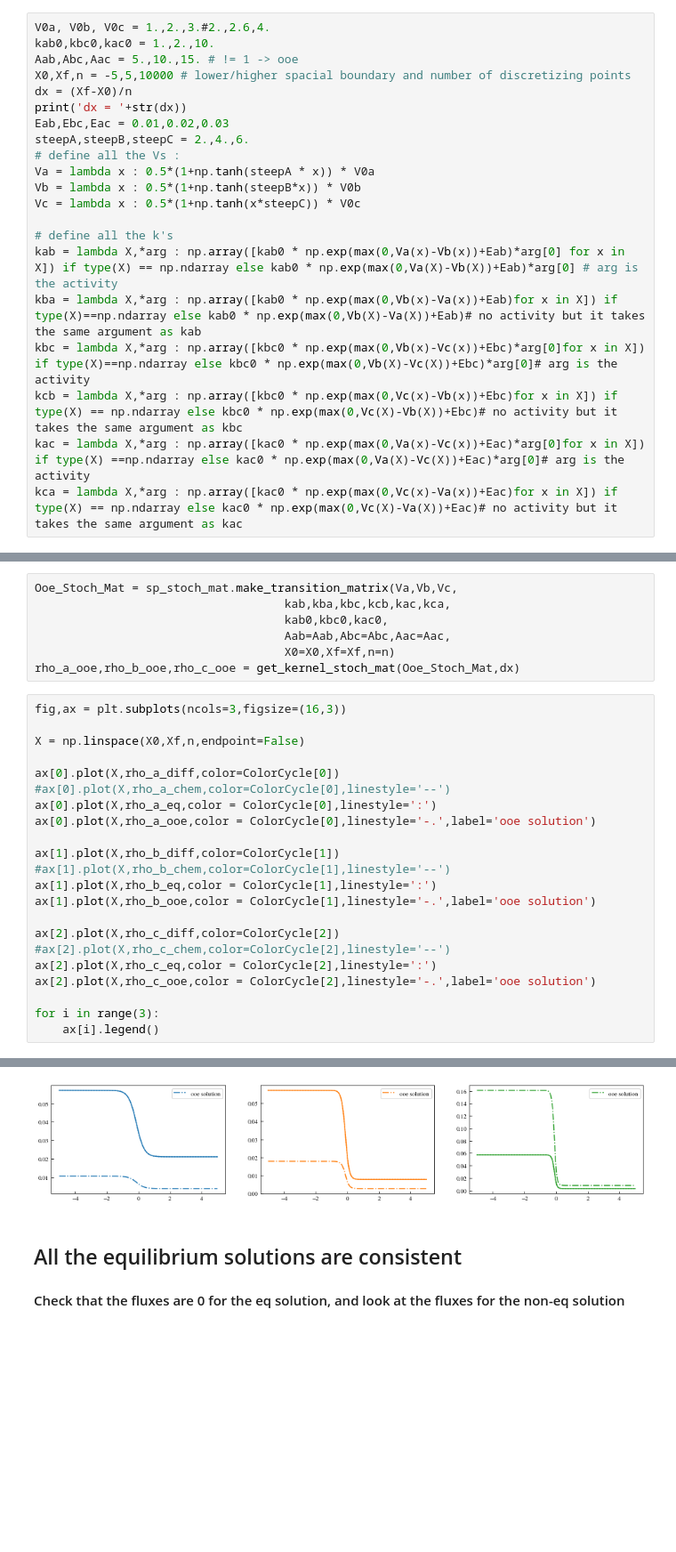
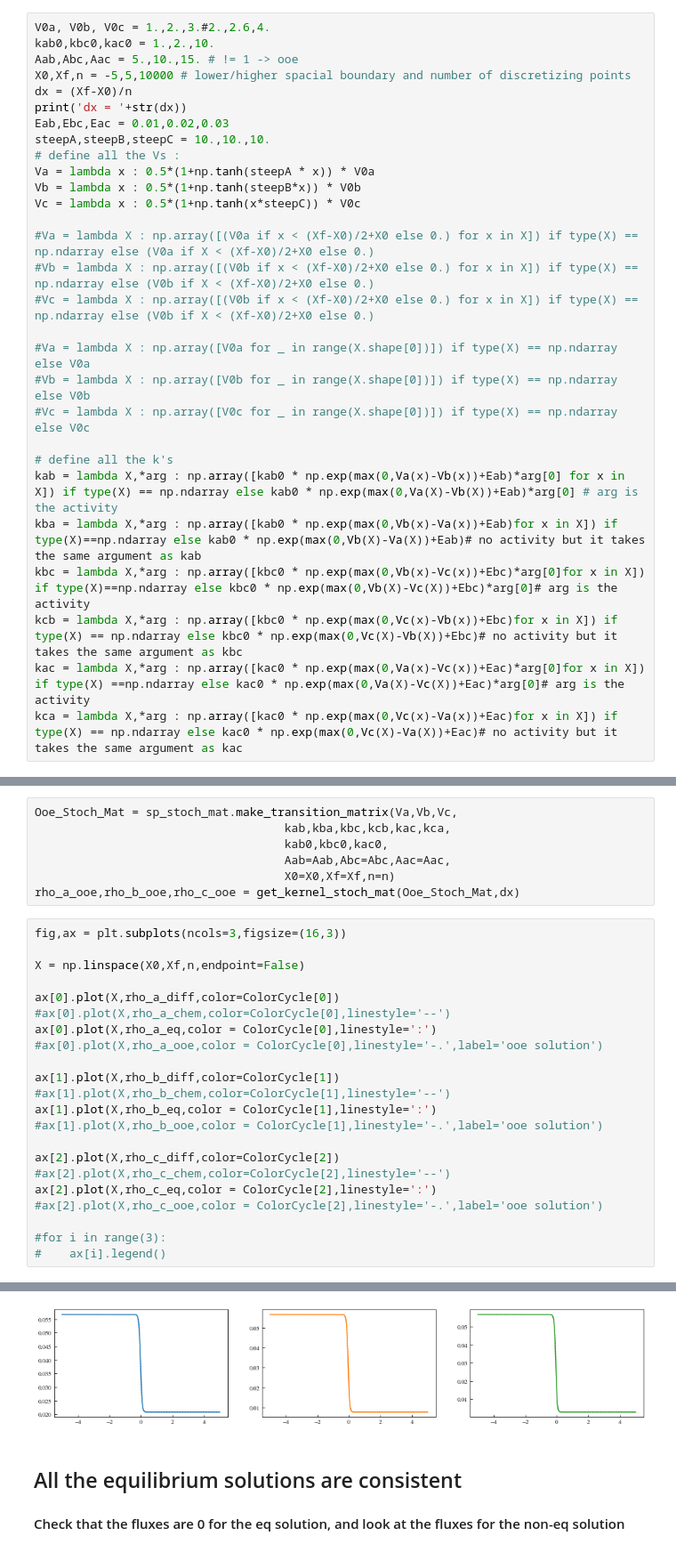
Before and after one commit to cachetdaspirine/active_phase_separation_small_computation, a Jupyter notebook: General_case_ooe_fluxes_cte_barrier.ipynb, the cells around one changed output, grey strips where cells are left out. Shown: that part at 89% size. Drawn from its saved outputs; the diff is of its cells as text; blank space fills up the shorter version.

```diff
--- a/General_case_ooe_fluxes.ipynb
+++ b/General_case_ooe_fluxes_cte_barrier.ipynb
@@ -33,11 +33,19 @@ X0,Xf,n = -5,5,10000 # lower/higher spacial boundary and number of discretizing
 dx = (Xf-X0)/n
 print('dx = '+str(dx))
 Eab,Ebc,Eac = 0.01,0.02,0.03
-steepA,steepB,steepC = 2.,4.,6.
+steepA,steepB,steepC = 10.,10.,10.
 # define all the Vs :
 Va = lambda x : 0.5*(1+np.tanh(steepA * x)) * V0a
 Vb = lambda x : 0.5*(1+np.tanh(steepB*x)) * V0b
 Vc = lambda x : 0.5*(1+np.tanh(x*steepC)) * V0c
+
+#Va = lambda X : np.array([(V0a if x < (Xf-X0)/2+X0 else 0.) for x in X]) if type(X) == np.ndarray else (V0a if X < (Xf-X0)/2+X0 else 0.)
+#Vb = lambda X : np.array([(V0b if x < (Xf-X0)/2+X0 else 0.) for x in X]) if type(X) == np.ndarray else (V0b if X < (Xf-X0)/2+X0 else 0.)
+#Vc = lambda X : np.array([(V0b if x < (Xf-X0)/2+X0 else 0.) for x in X]) if type(X) == np.ndarray else (V0b if X < (Xf-X0)/2+X0 else 0.)
+
+#Va = lambda X : np.array([V0a for _ in range(X.shape[0])]) if type(X) == np.ndarray else V0a
+#Vb = lambda X : np.array([V0b for _ in range(X.shape[0])]) if type(X) == np.ndarray else V0b
+#Vc = lambda X : np.array([V0c for _ in range(X.shape[0])]) if type(X) == np.ndarray else V0c
 
 # define all the k's
 kab = lambda X,*arg : np.array([kab0 * np.exp(max(0,Va(x)-Vb(x))+Eab)*arg[0] for x in X]) if type(X) == np.ndarray else kab0 * np.exp(max(0,Va(X)-Vb(X))+Eab)*arg[0] # arg is the activity
@@ -83,18 +91,18 @@ X = np.linspace(X0,Xf,n,endpoint=False)
 ax[0].plot(X,rho_a_diff,color=ColorCycle[0])
 #ax[0].plot(X,rho_a_chem,color=ColorCycle[0],linestyle='--')
 ax[0].plot(X,rho_a_eq,color = ColorCycle[0],linestyle=':')
-ax[0].plot(X,rho_a_ooe,color = ColorCycle[0],linestyle='-.',label='ooe solution')
+#ax[0].plot(X,rho_a_ooe,color = ColorCycle[0],linestyle='-.',label='ooe solution')
 
 ax[1].plot(X,rho_b_diff,color=ColorCycle[1])
 #ax[1].plot(X,rho_b_chem,color=ColorCycle[1],linestyle='--')
 ax[1].plot(X,rho_b_eq,color = ColorCycle[1],linestyle=':')
-ax[1].plot(X,rho_b_ooe,color = ColorCycle[1],linestyle='-.',label='ooe solution')
+#ax[1].plot(X,rho_b_ooe,color = ColorCycle[1],linestyle='-.',label='ooe solution')
 
 ax[2].plot(X,rho_c_diff,color=ColorCycle[2])
 #ax[2].plot(X,rho_c_chem,color=ColorCycle[2],linestyle='--')
 ax[2].plot(X,rho_c_eq,color = ColorCycle[2],linestyle=':')
-ax[2].plot(X,rho_c_ooe,color = ColorCycle[2],linestyle='-.',label='ooe solution')
+#ax[2].plot(X,rho_c_ooe,color = ColorCycle[2],linestyle='-.',label='ooe solution')
 
-for i in range(3):
-    ax[i].legend()
+#for i in range(3):
+#    ax[i].legend()
 # %% [output]
@@ -101,4 +110,4 @@ for i in range(3):
-[figure, old version]
+[figure, new version]
 # %% [markdown]
 ## All the equilibrium solutions are consistent
 #### Check that the fluxes are 0 for the eq solution, and look at the fluxes for the non-eq solution
```
Also changed, not shown: parts of 1 cell of this notebook, 11 other files.
